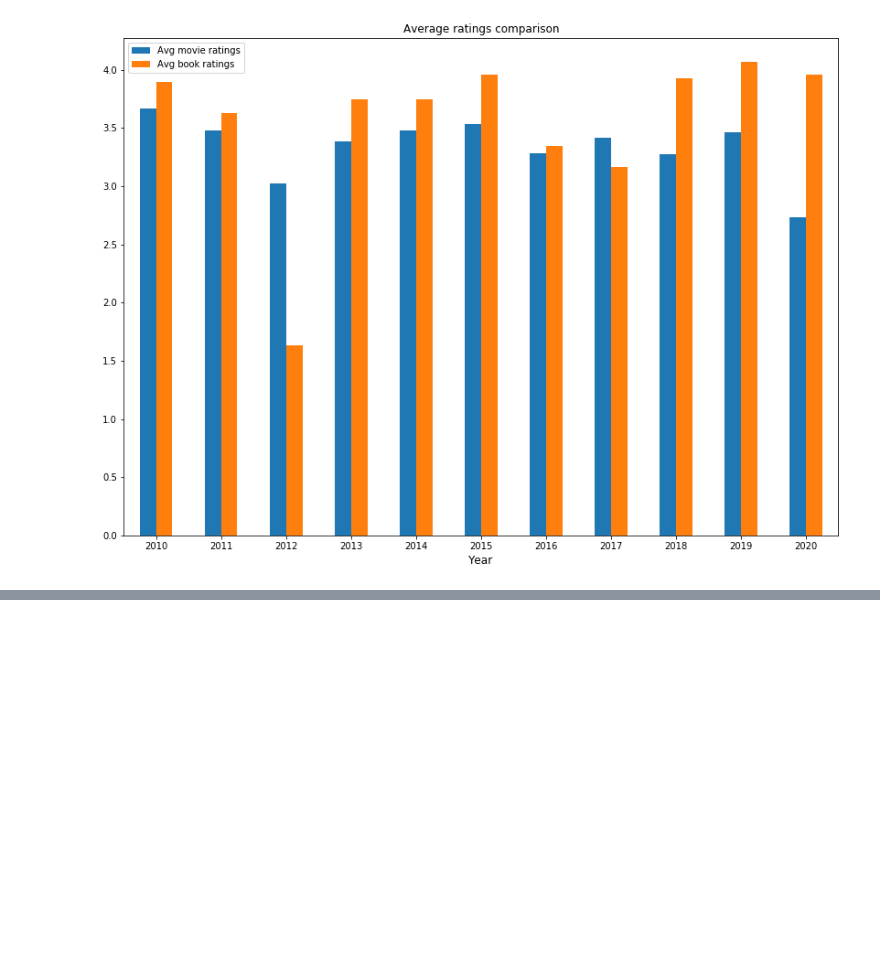
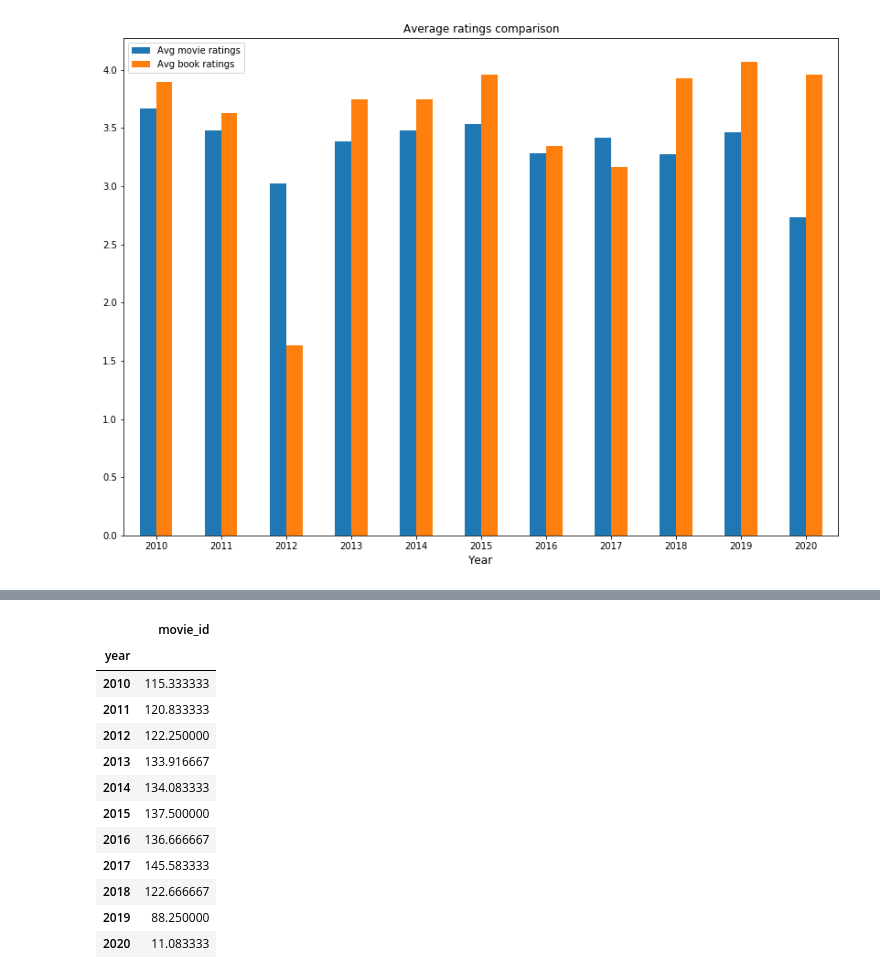
Before and after one commit to jankichauhan/Captsone_Goodreads_Imdb, a Jupyter notebook: Imdb_data_load.ipynb, the cells around one changed output, grey strips where cells are left out. Saved outputs shown, nothing was run; the diff lists cells and outputs as text; code cells hidden in the pictures; blank space fills up the shorter version.

```diff
--- a/Imdb_data_load.ipynb
+++ b/Imdb_data_load.ipynb
@@ -609,0 +590,16 @@ ax.legend(['Avg movie ratings', 'Avg book ratings']);
+# %%
+pd_gp_movies
+# %% [output]
+|  | movie_id |
+| year |  |
+| 2010 | 115.333333 |
+| 2011 | 120.833333 |
+| 2012 | 122.250000 |
+| 2013 | 133.916667 |
+| 2014 | 134.083333 |
+| 2015 | 137.500000 |
+| 2016 | 136.666667 |
+| 2017 | 145.583333 |
+| 2018 | 122.666667 |
+| 2019 | 88.250000 |
+| 2020 | 11.083333 |
```
Also changed, not shown: parts of 20 cells of this notebook.
